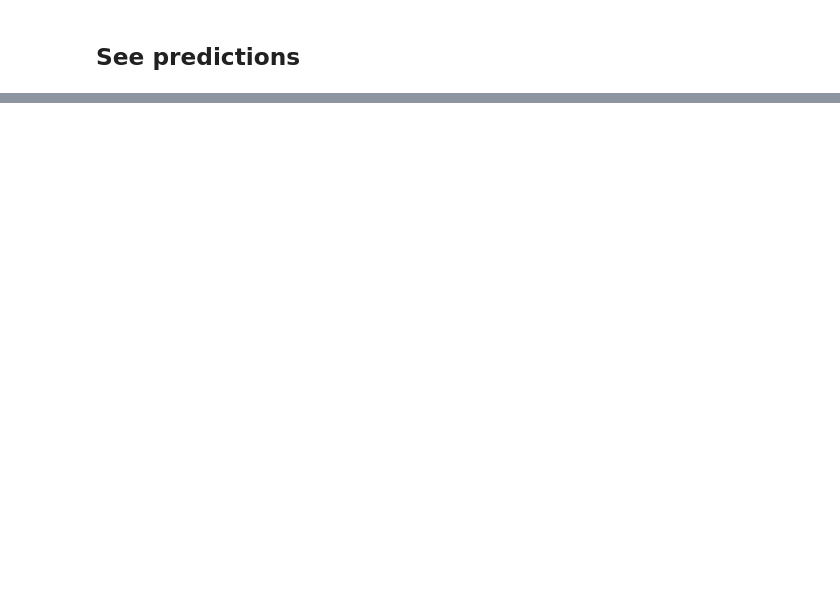
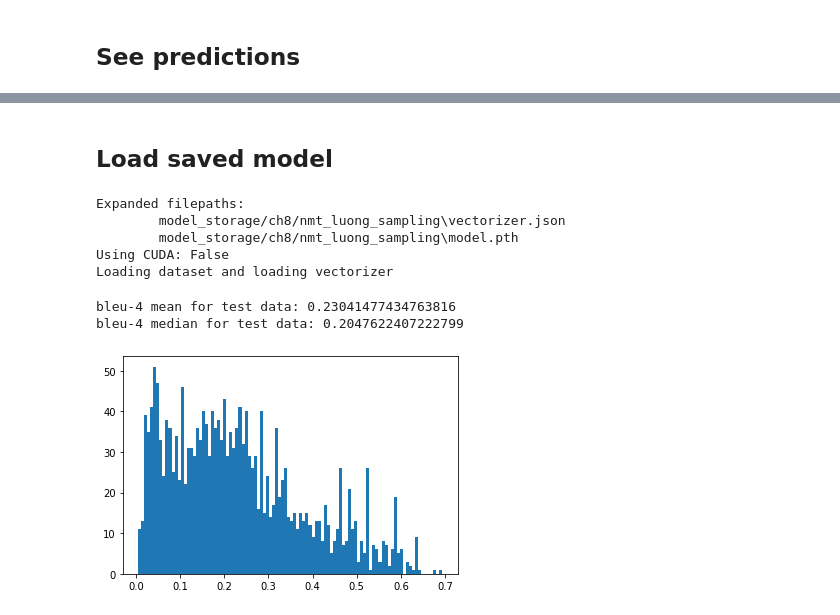
Before and after one commit to RRisto/pytorchnlpbook, a Jupyter notebook: chapters/chapter_8/8_5_NMT/8_5_NMT_scheduled_sampling_refactored.ipynb, the cells around one changed output, grey strips where cells are left out. Cells and saved outputs as stored; diff of their text form; code cells hidden in the pictures; blank space fills up the shorter version.

```diff
--- a/chapters/chapter_8/8_5_NMT/8_5_NMT_scheduled_sampling_refactored.ipynb
+++ b/chapters/chapter_8/8_5_NMT/8_5_NMT_scheduled_sampling_refactored.ipynb
@@ -67,0 +67,34 @@ learner.get_val_1batch_sentence(1)
+# %% [markdown]
+## Load saved model
+# %%
+args_saved = Namespace(dataset_csv="data/nmt/simplest_eng_fra.csv",
+                 vectorizer_file="vectorizer.json",
+                 model_state_file="model.pth",
+                 save_dir="model_storage/ch8/nmt_luong_sampling",
+                 reload_from_files=True,
+                 expand_filepaths_to_save_dir=True,
+                 cuda=True,
+                 seed=1337,
+                 learning_rate=5e-4,
+                 batch_size=32,
+                 num_epochs=3,
+                 early_stopping_criteria=5,
+                 source_embedding_size=24,
+                 target_embedding_size=24,
+                 encoding_size=32,
+                 catch_keyboard_interrupt=True,
+                 sampling=True)
+# %%
+learner_loaded=Learner.learner_from_args(args_saved)
+# %% [output]
+Expanded filepaths:
+        model_storage/ch8/nmt_luong_sampling\vectorizer.json
+        model_storage/ch8/nmt_luong_sampling\model.pth
+Using CUDA: False
+Loading dataset and loading vectorizer
+# %%
+learner_loaded.calc_bleu()
+# %% [output]
+bleu-4 mean for test data: 0.23041477434763816
+bleu-4 median for test data: 0.2047622407222799
+[figure, added]
```
Also changed, not shown: parts of 4 cells of this notebook, 6 other files.
